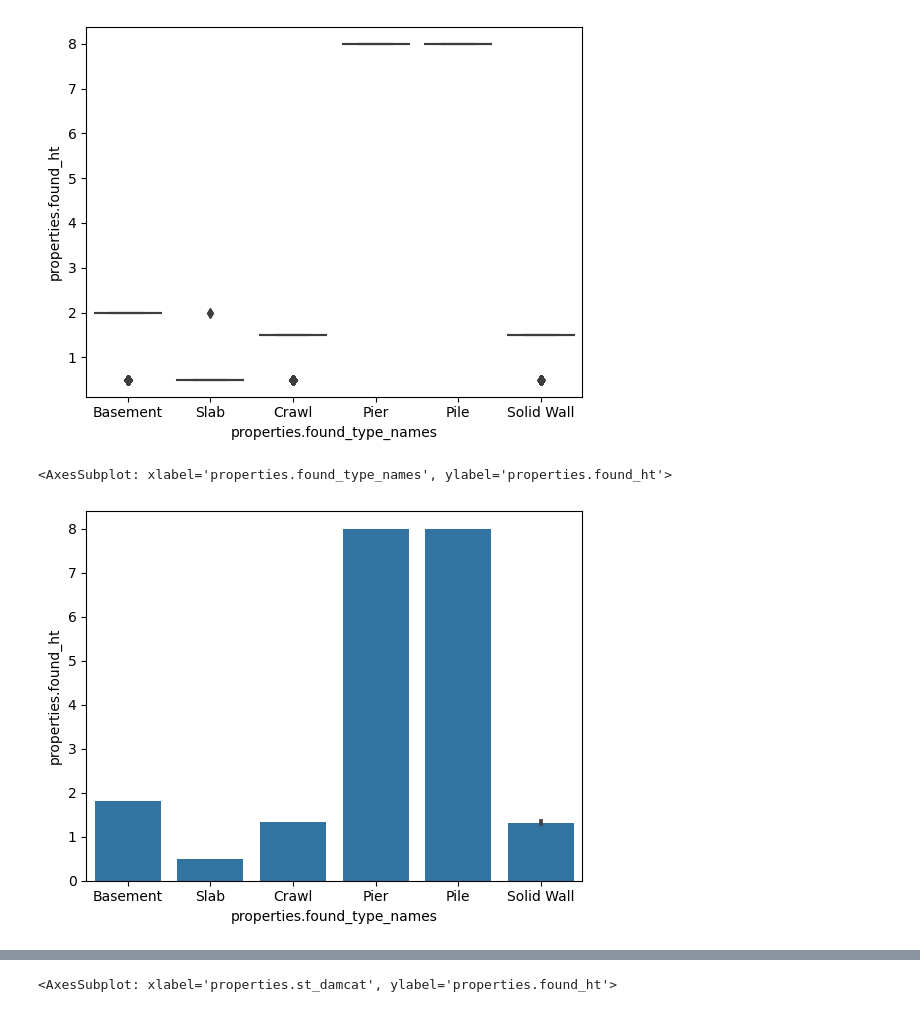
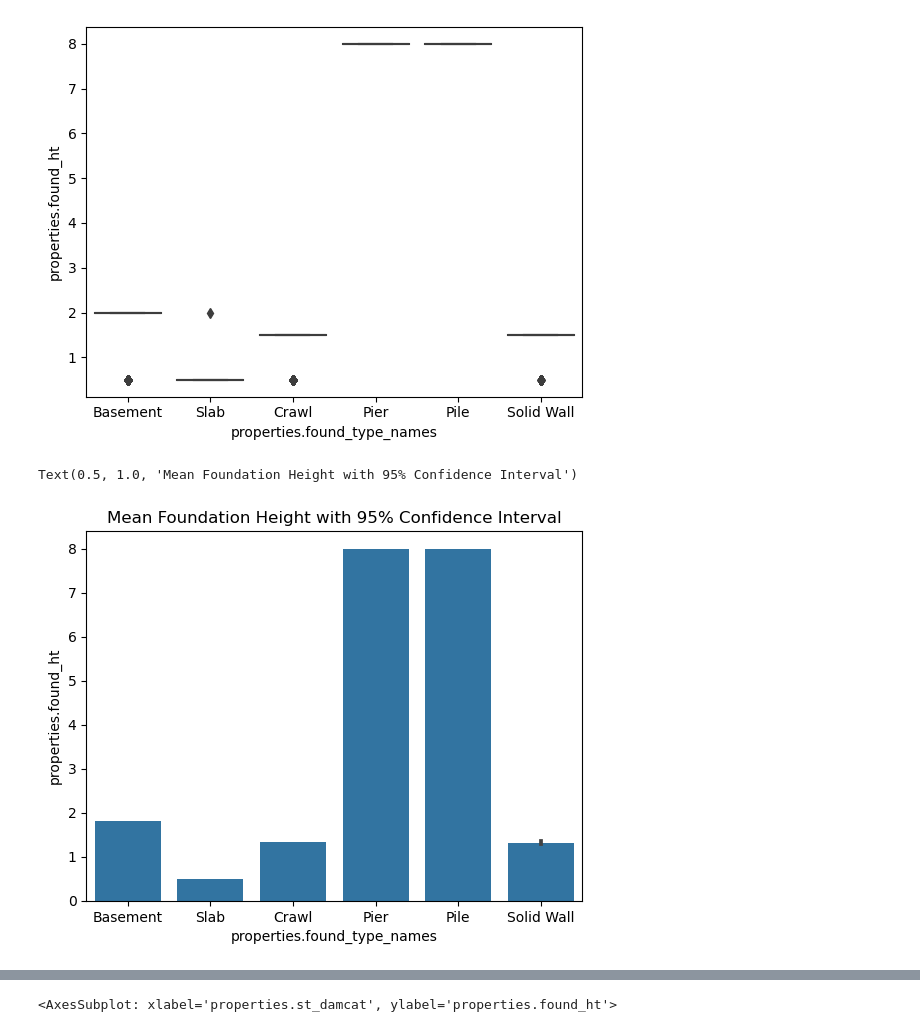
Before and after one commit to mebauer/national-structure-inventory-examples, a Jupyter notebook: analysis-examples.ipynb, the cells around one changed output, grey strips where cells are left out. Drawn from its saved outputs; the diff is of its cells as text; code cells hidden in the pictures.

```diff
--- a/analysis-examples.ipynb
+++ b/analysis-examples.ipynb
@@ -783,13 +794,15 @@ sns.boxplot(
 # %%
 sns.barplot(
     data=df,
     x="properties.found_type_names",
     y="properties.found_ht",
     color="C0",
 )
+
+plt.title('Mean Foundation Height with 95% Confidence Interval')
 # %% [output]
-<AxesSubplot: xlabel='properties.found_type_names', ylabel='properties.found_ht'>
+Text(0.5, 1.0, 'Mean Foundation Height with 95% Confidence Interval')
-[figure, old version]
+[figure, new version]
 # %%
 sns.boxplot(
     data=df,
```
Also changed, not shown: parts of 24 cells of this notebook, 1 other file.
